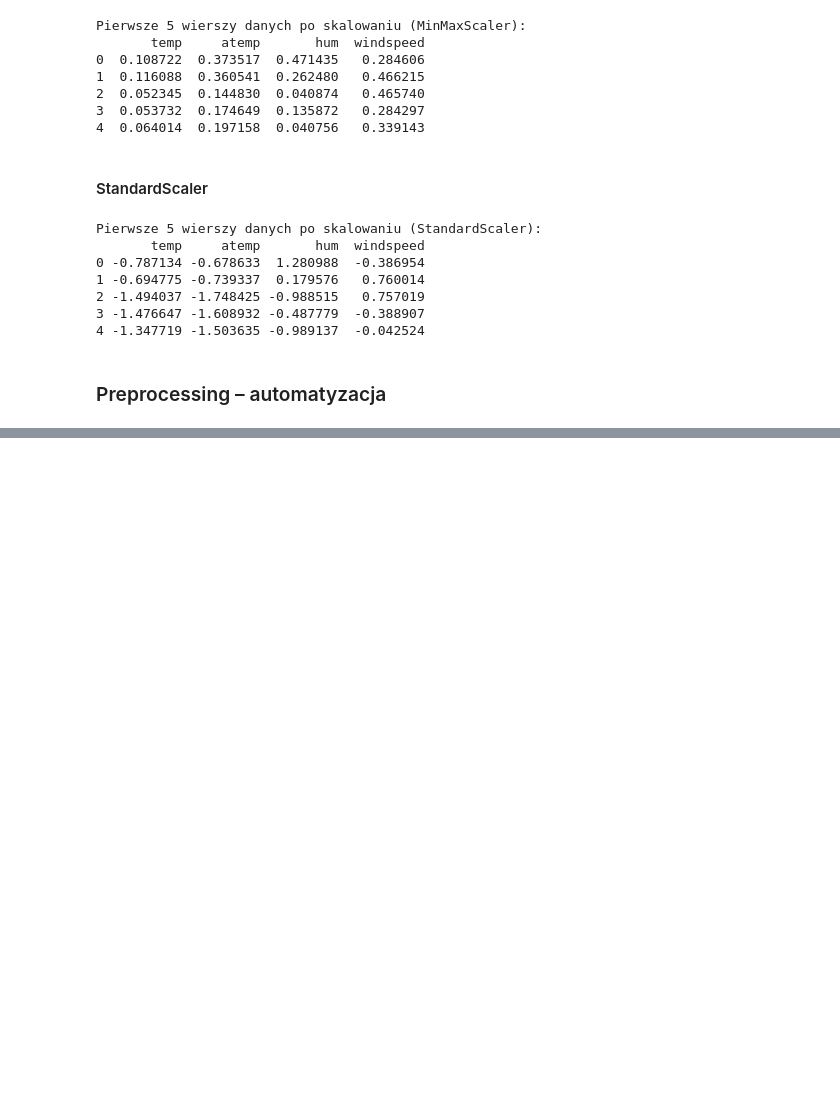
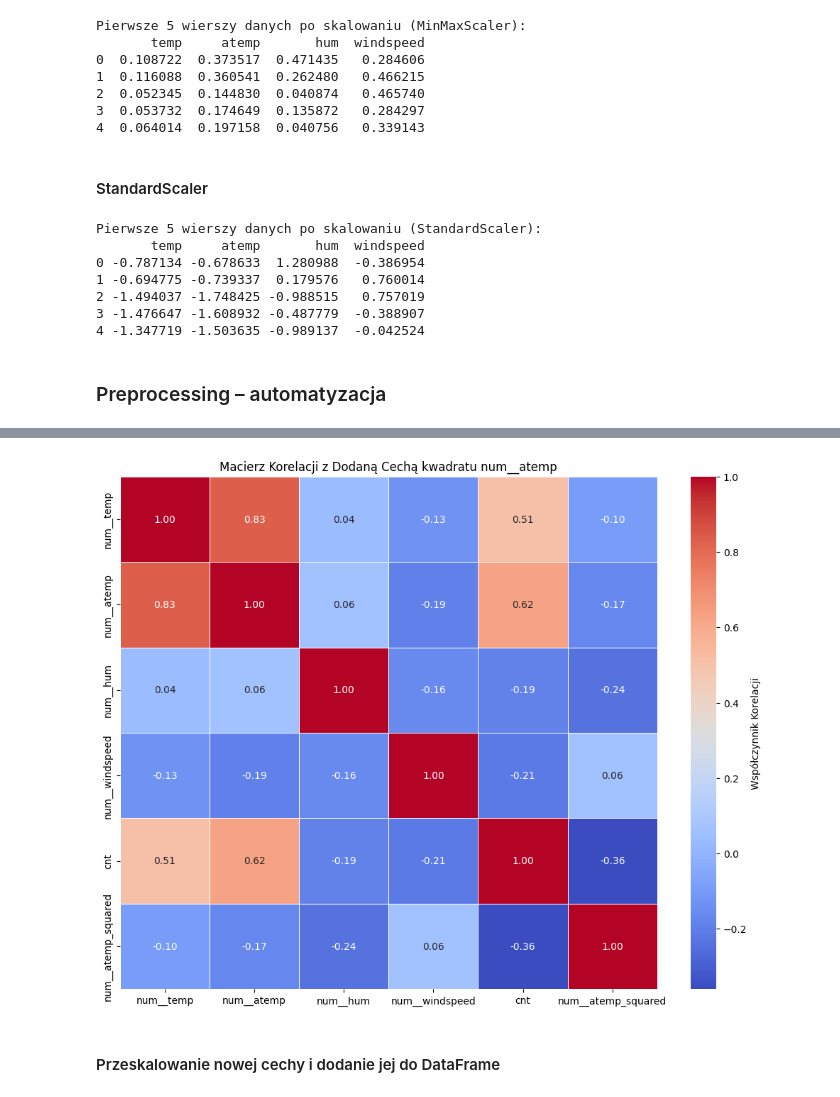
Before and after one commit to francesspot/AI_course, a Jupyter notebook: Ćwiczenia2/lista2.ipynb, the cells around one changed output, grey strips where cells are left out. Drawn from its saved outputs; the diff is of its cells as text; code cells hidden in the pictures; blank space fills up the shorter version.

```diff
--- a/Ćwiczenia2/lista2.ipynb
+++ b/Ćwiczenia2/lista2.ipynb
@@ -386,0 +742,29 @@ Pierwsze 5 wierszy danych po skalowaniu (StandardScaler):
+# %%
+import pandas as pd
+import numpy as np
+import seaborn as sns
+import matplotlib.pyplot as plt
+
+X_num_train_prepared = X_train_prepared[['num__temp', 'num__atemp', 'num__hum', 'num__windspeed']].copy()
+X_num_train_prepared['cnt'] = y_train.values
+
+X_num_train_prepared['num__atemp_squared'] = X_num_train_prepared['num__atemp'] ** 2
+
+correlation_matrix_full = X_num_train_prepared.corr()
+
+plt.figure(figsize=(10, 8))
+sns.heatmap(
+    correlation_matrix_full,
+    annot=True,
+    cmap='coolwarm',
+    fmt='.2f',
+    linewidths=0.5,
+    cbar_kws={'label': 'Współczynnik Korelacji'}
+)
+plt.title('Macierz Korelacji z Dodaną Cechą kwadratu num__atemp')
+plt.tight_layout()
+plt.show()
+# %% [output]
+[figure, added]
+# %% [markdown]
+#### Przeskalowanie nowej cechy i dodanie jej do DataFrame
```
Also changed, not shown: parts of 31 cells of this notebook.
